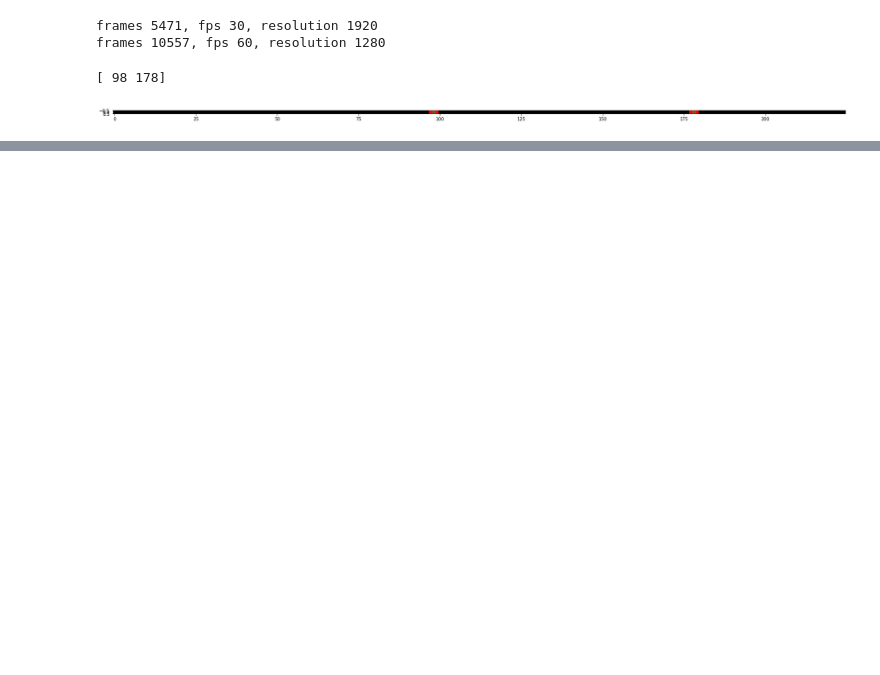
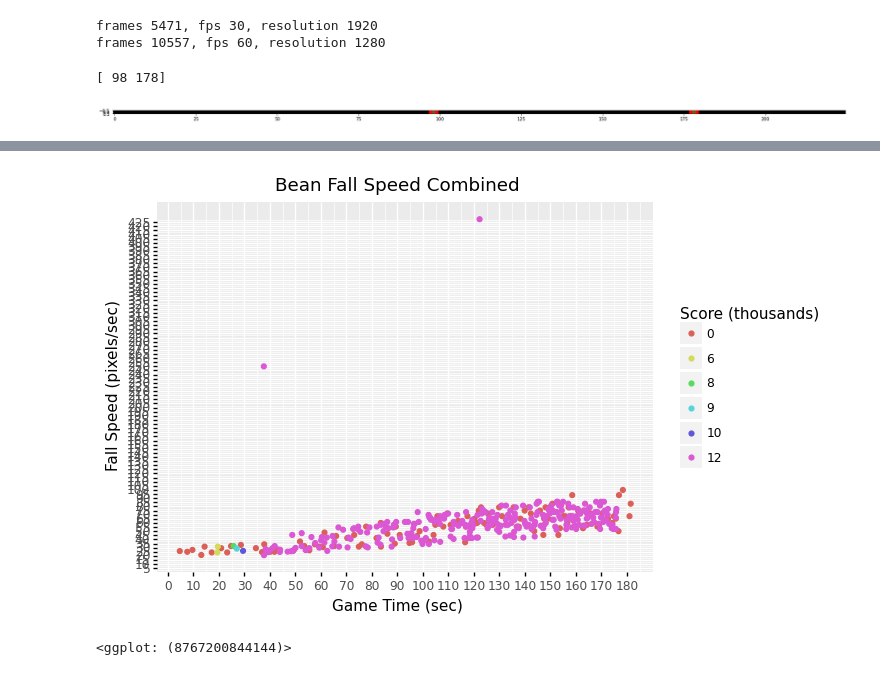
Before and after one commit to macvogelsang/pyoro-playdate, a Jupyter notebook: bean_analysis/measure_seeds.ipynb, the cells around one changed output, grey strips where cells are left out. Saved outputs shown, nothing was run; the diff lists cells and outputs as text; code cells hidden in the pictures; blank space fills up the shorter version.

```diff
--- a/bean_analysis/measure_seeds.ipynb
+++ b/bean_analysis/measure_seeds.ipynb
@@ -248,3 +249,11 @@ f(x) = 2.13e^(-0.09x+0.5634) + 0.26
+# %%
+combined_speed = pd.concat((data1[1], data2[1]))
+combined_plot = plot_curve(combined_speed, title=f'Bean Fall Speed Combined')
+combined_plot += labs(y='Fall Speed (pixels/sec)')
+display(combined_plot)
+# %% [output]
+[figure, added]
+<ggplot: (8767200844144)>
 # %%
 for i in range(0, 0):
         group_loc = np.argmax(groups > i)
```
Also changed, not shown: parts of 5 cells of this notebook, 7 other files.
